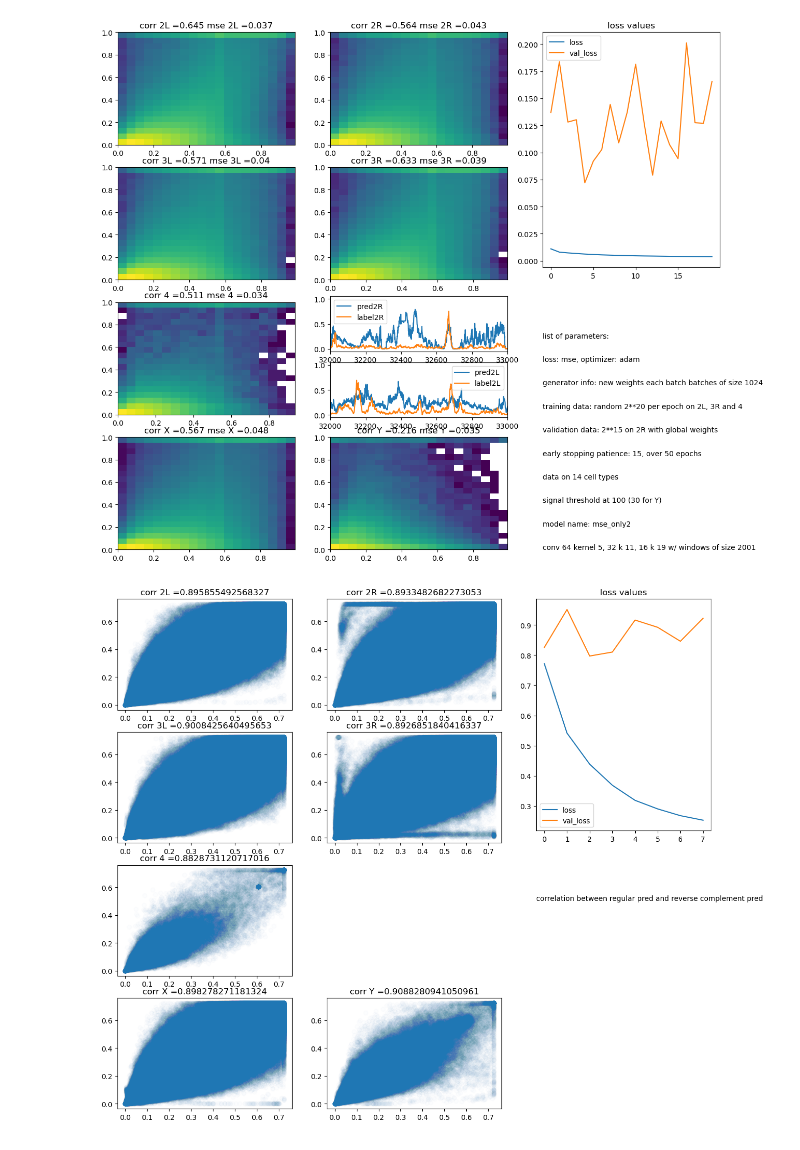
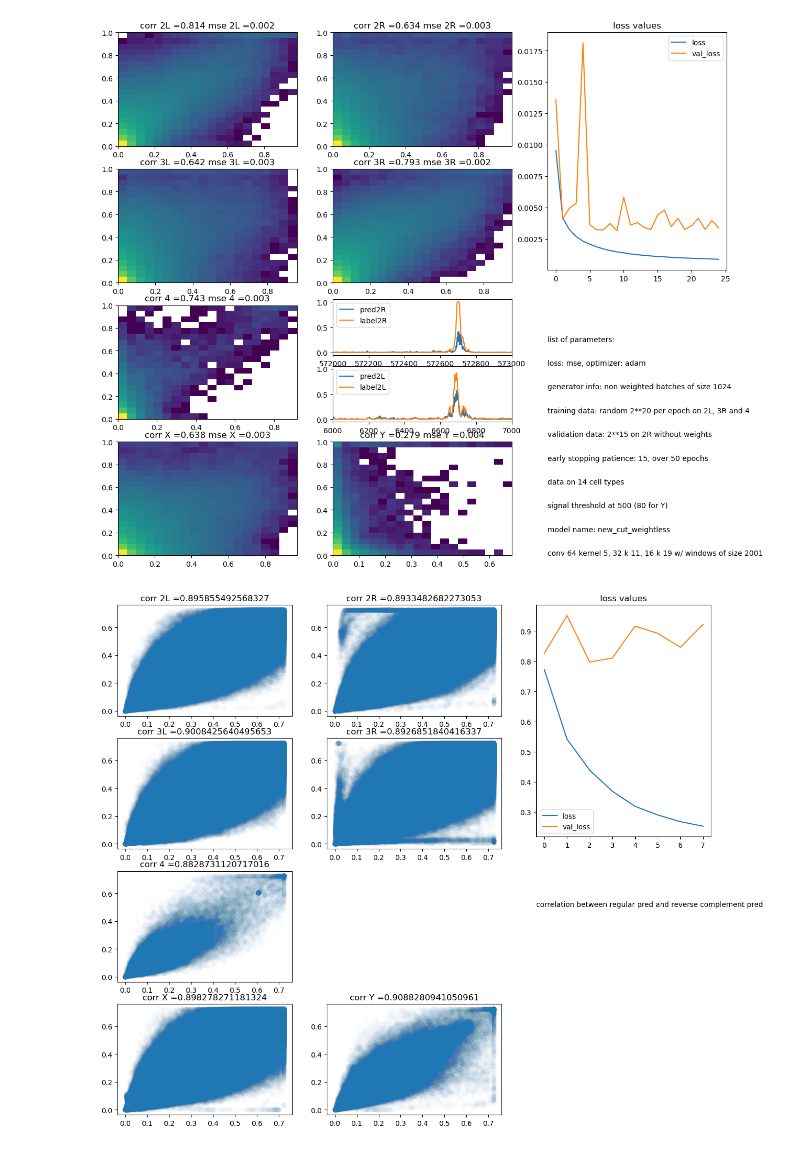
Before and after one commit to floriantilliet/mnhn_internship, a Jupyter notebook: projet3.ipynb, the cells around one changed output. Drawn from its saved outputs; the diff is of its cells as text; code cells hidden in the pictures.

```diff
--- a/projet3.ipynb
+++ b/projet3.ipynb
@@ -38,7 +38,7 @@ X_X=np.load('/home/florian/projet/r6.16/seq_reverse_complement.npz')['X']
 X_Y=np.load('/home/florian/projet/r6.16/seq_reverse_complement.npz')['Y']
 # %%
 # create scATAC values for each chr
-cut=100
+cut=500
 Y_2L=np.load('/home/florian/projet/scATACseq_14chr.npz')['2L'][0]
 Y_2L[Y_2L >= cut] = cut
 Y_2L=Y_2L/cut
@@ -64,17 +64,17 @@ Y_X[Y_X >= cut] = cut
 Y_X=Y_X/cut
 
 Y_Y=np.load('/home/florian/projet/scATACseq_14chr.npz')['Y'][0]
-Y_Y[Y_Y >= 40] = 40
-Y_Y=Y_Y/40
+Y_Y[Y_Y >= 80] = 80
+Y_Y=Y_Y/80
 # %%
-df = pd.read_csv ('/home/florian/projet/models/mse_only3/history.csv')
-pred2L=np.load('/home/florian/projet/models/preds_mse_only3.npz')['pred2L']
-pred2R=np.load('/home/florian/projet/models/preds_mse_only3.npz')['pred2R']
-pred3L=np.load('/home/florian/projet/models/preds_mse_only3.npz')['pred3L']
-pred3R=np.load('/home/florian/projet/models/preds_mse_only3.npz')['pred3R']
-pred4=np.load('/home/florian/projet/models/preds_mse_only3.npz')['pred4']
-predX=np.load('/home/florian/projet/models/preds_mse_only3.npz')['predX']
-predY=np.load('/home/florian/projet/models/preds_mse_only3.npz')['predY']
+df = pd.read_csv ('/home/florian/projet/models/new_cut_weightless/history.csv')
+pred2L=np.load('/home/florian/projet/models/preds_new_cut_weightless.npz')['pred2L']
+pred2R=np.load('/home/florian/projet/models/preds_new_cut_weightless.npz')['pred2R']
+pred3L=np.load('/home/florian/projet/models/preds_new_cut_weightless.npz')['pred3L']
+pred3R=np.load('/home/florian/projet/models/preds_new_cut_weightless.npz')['pred3R']
+pred4=np.load('/home/florian/projet/models/preds_new_cut_weightless.npz')['pred4']
+predX=np.load('/home/florian/projet/models/preds_new_cut_weightless.npz')['predX']
+predY=np.load('/home/florian/projet/models/preds_new_cut_weightless.npz')['predY']
 corr2L=round(np.corrcoef(Y_2L[::10],pred2L)[0][1],3)
 corr2R=round(np.corrcoef(Y_2R[::10],pred2R)[0][1],3)
 corr3R=round(np.corrcoef(Y_3R[1::10],pred3R)[0][1],3)#1
@@ -160,40 +160,40 @@ plt.title('corr Y ='+str(corrY)+' mse Y ='+str(mseY))
 
 plt.subplot(2,3,3)
 plt.plot(df['loss'],label='loss')
 plt.plot(df['val_loss'],label="val_loss")
 plt.legend()
 plt.title('loss values')
 
 plt.subplot(8,3,14)
 plt.plot(pred2R,label='pred2R')
 plt.plot(Y_2R[::10],label='label2R')
-plt.xlim(32000,33000)
+plt.xlim(572000,573000)
 plt.legend()
 
 plt.subplot(8,3,17)
 plt.plot(pred2L,label='pred2L')
 plt.plot(Y_2L[::10],label='label2L')
-plt.xlim(32000,33000)
+plt.xlim(6000,7000)
 plt.legend()
 
 plt.subplot(2,3,6)
 plt.axis([0, 10, 0, 10])
 plt.text(0,9,"list of parameters:")
 plt.text(0,8,"loss: mse, optimizer: adam")
-plt.text(0,7,"generator info: new weights each batch batches of size 1024")
+plt.text(0,7,"generator info: non weighted batches of size 1024")
 plt.text(0,6,"training data: random 2**20 per epoch on 2L, 3R and 4")
-plt.text(0,5,"validation data: 2**15 on 2R with global weights")
+plt.text(0,5,"validation data: 2**15 on 2R without weights")
 plt.text(0,4,"early stopping patience: 15, over 50 epochs")
 plt.text(0,3,"data on 14 cell types")
-plt.text(0,2,"signal threshold at 100 (30 for Y)")
-plt.text(0,1,"model name: mse_only2")
+plt.text(0,2,"signal threshold at 500 (80 for Y)")
+plt.text(0,1,"model name: new_cut_weightless")
 plt.text(0,0,"conv 64 kernel 5, 32 k 11, 16 k 19 w/ windows of size 2001")
 
 plt.axis("off")
 
 plt.subplots_adjust(bottom=0.001, top=0.9999)
 # %% [output]
-[figure, old version]
+[figure, new version]
 # %%
 plt.figure(figsize=(15,10))
 plt.subplot(4,3,1)
```
Also changed, not shown: parts of 8 cells of this notebook, 5 other files.
